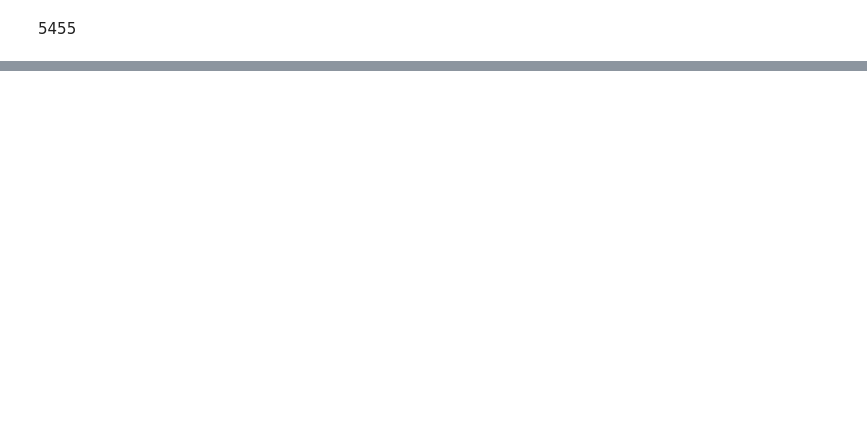
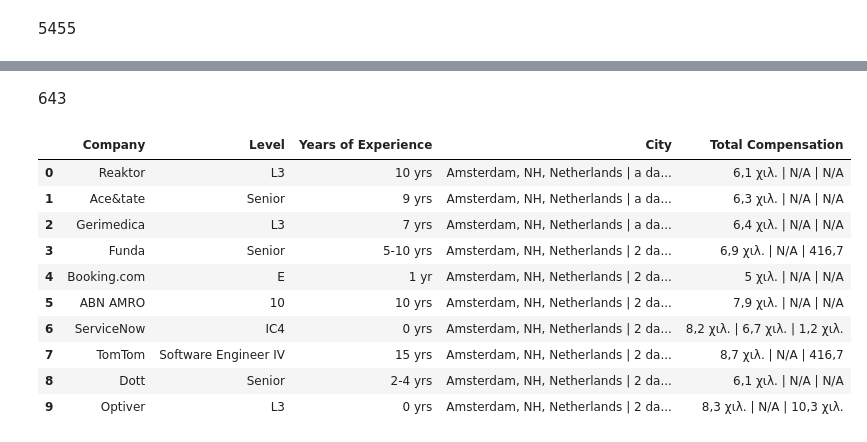
Before and after one commit to steve12512/web-scraping, a Jupyter notebook: salaries/software_engineer_salaries_fyi.ipynb, the cells around one changed output, grey strips where cells are left out. Cells and saved outputs as stored; diff of their text form; code cells hidden in the pictures; blank space fills up the shorter version.

```diff
--- a/salaries/software_engineer_salaries_fyi.ipynb
+++ b/salaries/software_engineer_salaries_fyi.ipynb
@@ -38,2 +57,4 @@ len(data)
+# %% [markdown]
+643
 # %%
 df = parse_list_to_df(data)
@@ -42,2 +61,16 @@ df.head(558)
+# %%
+df.head(10)
+# %% [output]
+|  | Company | Level | Years of Experience | City | Total Compensation |
+| 0 | Reaktor | L3 | 10 yrs | Amsterdam, NH, Netherlands | a da... | 6,1 χιλ. | N/A | N/A |
+| 1 | Ace&tate | Senior | 9 yrs | Amsterdam, NH, Netherlands | a da... | 6,3 χιλ. | N/A | N/A |
+| 2 | Gerimedica | L3 | 7 yrs | Amsterdam, NH, Netherlands | a da... | 6,4 χιλ. | N/A | N/A |
+| 3 | Funda | Senior | 5-10 yrs | Amsterdam, NH, Netherlands | 2 da... | 6,9 χιλ. | N/A | 416,7 |
+| 4 | Booking.com | E | 1 yr | Amsterdam, NH, Netherlands | 2 da... | 5 χιλ. | N/A | N/A |
+| 5 | ABN AMRO | 10 | 10 yrs | Amsterdam, NH, Netherlands | 2 da... | 7,9 χιλ. | N/A | N/A |
+| 6 | ServiceNow | IC4 | 0 yrs | Amsterdam, NH, Netherlands | 2 da... | 8,2 χιλ. | 6,7 χιλ. | 1,2 χιλ. |
+| 7 | TomTom | Software Engineer IV | 15 yrs | Amsterdam, NH, Netherlands | 2 da... | 8,7 χιλ. | N/A | 416,7 |
+| 8 | Dott | Senior | 2-4 yrs | Amsterdam, NH, Netherlands | 2 da... | 6,1 χιλ. | N/A | N/A |
+| 9 | Optiver | L3 | 0 yrs | Amsterdam, NH, Netherlands | 2 da... | 8,3 χιλ. | N/A | 10,3 χιλ. |
 # %%
 edit_compensation_column(df)
```
Also changed, not shown: parts of 12 cells of this notebook, 8 other files.
